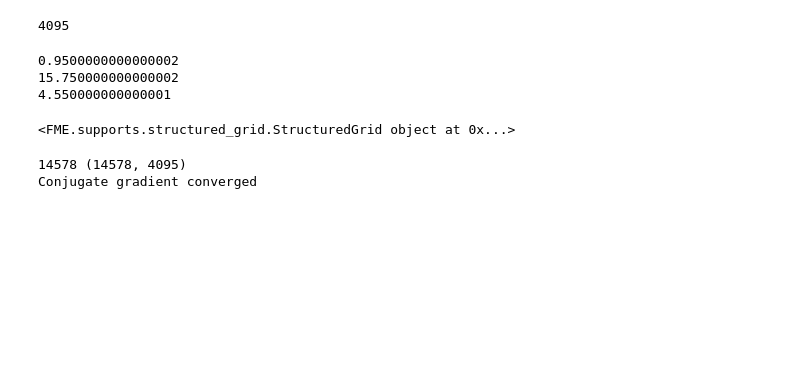
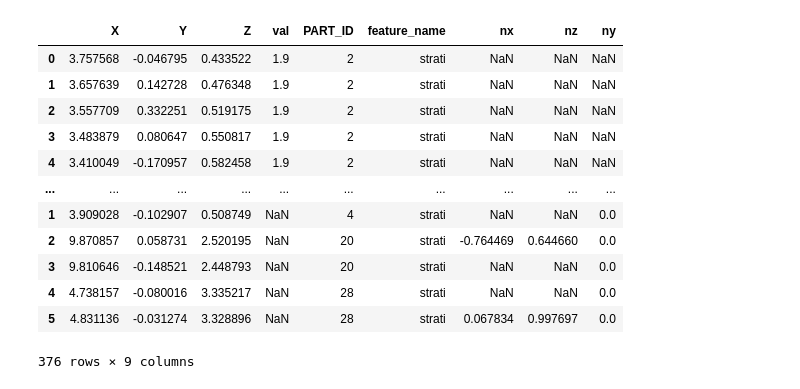
Before and after one commit to Loop3D/ImplicitBenchmark, a Jupyter notebook: Hecho/Results_Lachlan/Hecho_FDI.ipynb, the cells around one changed output. Cells and saved outputs as stored; diff of their text form; code cells hidden in the pictures; blank space fills up the shorter version.

```diff
--- a/Hecho/Results_Lachlan/Hecho_FDI.ipynb
+++ b/Hecho/Results_Lachlan/Hecho_FDI.ipynb
@@ -25,9 +24,36 @@ dfs = []
 for f in glob.glob('../%s/*H*'%density):
     #*f in points_file_names:
 #     dfs.append(pd.read_csv(f,delimiter=';'))
-    dfs.append(pd.read_csv(f,delimiter=' '))
+    dfs.append(pd.read_csv(f,delimiter=';'))
 
 points = pd.concat(dfs,axis=0,ignore_index=True)
+# %%
+dips['ny'] = 0
+dips['feature_name']= 'strati'
+dips.rename(columns={'OrientX':'nx','OrientZ':'nz'},inplace=True)
+dips.loc[dips['nx']<-100,'nx'] = np.nan
+dips.loc[dips['nz']<-100,'nz'] = np.nan
+# %%
+points.rename(columns={'0':'Z','Strati':'val'},inplace=True)
+points['feature_name'] = 'strati'
+vals = points['val'].unique()
+# %%
+data = pd.concat([points,dips])
+data
+# %% [output]
+|  | X | Y | Z | val | PART_ID | feature_name | nx | nz | ny |
+| 0 | 3.757568 | -0.046795 | 0.433522 | 1.9 | 2 | strati | NaN | NaN | NaN |
+| 1 | 3.657639 | 0.142728 | 0.476348 | 1.9 | 2 | strati | NaN | NaN | NaN |
+| 2 | 3.557709 | 0.332251 | 0.519175 | 1.9 | 2 | strati | NaN | NaN | NaN |
+| 3 | 3.483879 | 0.080647 | 0.550817 | 1.9 | 2 | strati | NaN | NaN | NaN |
+| 4 | 3.410049 | -0.170957 | 0.582458 | 1.9 | 2 | strati | NaN | NaN | NaN |
+| ... | ... | ... | ... | ... | ... | ... | ... | ... | ... |
+| 1 | 3.909028 | -0.102907 | 0.508749 | NaN | 4 | strati | NaN | NaN | 0.0 |
+| 2 | 9.870857 | 0.058731 | 2.520195 | NaN | 20 | strati | -0.764469 | 0.644660 | 0.0 |
+| 3 | 9.810646 | -0.148521 | 2.448793 | NaN | 20 | strati | NaN | NaN | 0.0 |
+| 4 | 4.738157 | -0.080016 | 3.335217 | NaN | 28 | strati | NaN | NaN | 0.0 |
+| 5 | 4.831136 | -0.031274 | 3.328896 | NaN | 28 | strati | 0.067834 | 0.997697 | 0.0 |
+376 rows × 9 columns
 # %%
 origin = (0, -1.5, 0,)
 scale=7.
@@ -38,46 +64,4 @@ nsteps = nsteps.astype(int)
 
 step_vector = np.array((0.05,0.05,0.05))
 step_vector = step_vector*scale
-grid = StructuredGrid(origin=origin, nsteps=nsteps,step_vector=step_vector)
-grid.n_nodes
+maximum = origin+step_vector*nsteps
-# %% [output]
-4095
-# %%
-print(origin[1]+step_vector[1]*nsteps[1])
-print(origin[0]+step_vector[0]*nsteps[0])
-print(origin[2]+step_vector[2]*nsteps[2])
-# %% [output]
-0.9500000000000002
-15.750000000000002
-4.550000000000001
-# %%
-interpolator = FDI(grid)
-stratigraphy_builder = GeologicalFeatureInterpolator(
-    interpolator=interpolator,
-    name='stratigraphy')
-solver = 'lu'
-for i, r in points.iterrows():
-    stratigraphy_builder.add_point([r['X'],r['Y'],r['Z']],r['Strati'])#xy[0][0],xy[1][0],z],r['value'],itype=r['itype'])
-# for i, r in sections.iterrows():
-#     stratigraphy_builder.add_point([r['X'],r['Y'],r['Z']],r['Strati'])#xy[0][0],xy[1][0],z],r['value'],itype=r['itype'])
-for i, r in dips.iterrows():
-    stratigraphy_builder.add_planar_constraint([r['X'],r['Y'],r['Z']],[-r['OrientX'],0,-r['OrientZ']])
-# stratigraphy_builder.add_point([6.1,0.1,1.1],0.)
-# stratigraphy_builder.add_point([6.1,0.1,2.1],1.)
-# stratigraphy_builder.add_strike_and_dip([1,1,1],90.,0.)
-unique = np.unique(stratigraphy_builder.interpolator.get_control_points()[:,3])
-# %% [output]
-<FME.supports.structured_grid.StructuredGrid object at 0x...>
-# %%
-stratigraphy = stratigraphy_builder.build(
-    solver='cg',
-    dxy=.01,
-    dyz=.01,
-    dxz= .1,
-    dxx= .2,
-    dyy= .02,
-    dzz= .2,
-)
-# %% [output]
-14578 (14578, 4095)
-Conjugate gradient converged
```
Also changed, not shown: parts of 14 cells of this notebook, 20 other files.
